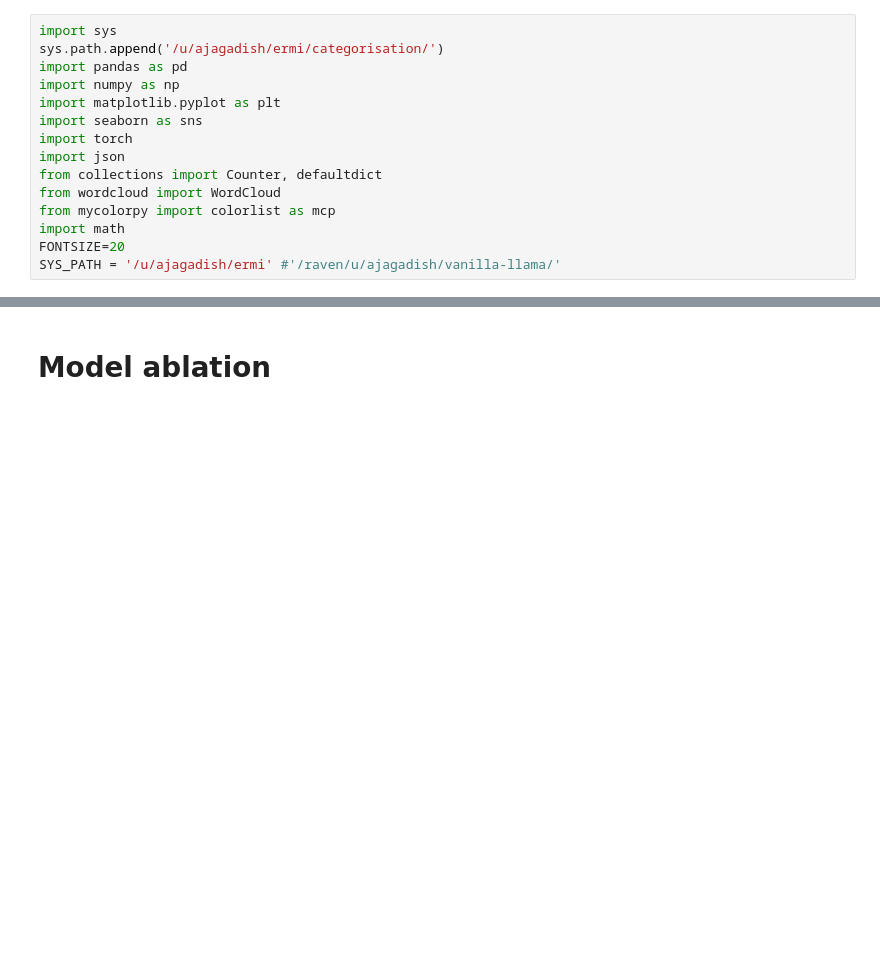
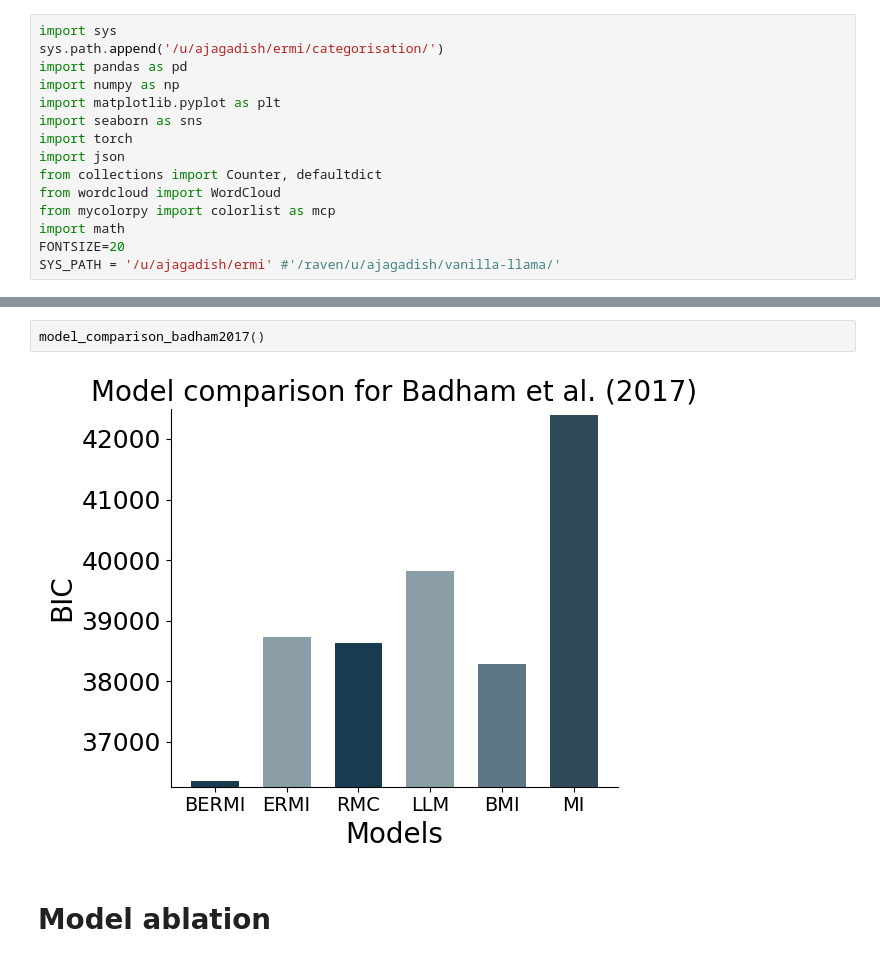
Before and after one commit to akjagadish/ermi, a Jupyter notebook: notebooks/figures.ipynb, the cells around one changed output, grey strips where cells are left out. Saved outputs shown, nothing was run; the diff lists cells and outputs as text; blank space fills up the shorter version.

Commit message:
model comparison including bermi for category learning

```diff
--- a/notebooks/figures.ipynb
+++ b/notebooks/figures.ipynb
@@ -16,2 +107,6 @@ SYS_PATH = '/u/ajagadish/ermi' #'/raven/u/ajagadish/vanilla-llama/'
+# %%
+model_comparison_badham2017()
+# %% [output]
+[figure, added]
 # %% [markdown]
 # Model ablation
```
Also changed, not shown: parts of 6 cells of this notebook.
